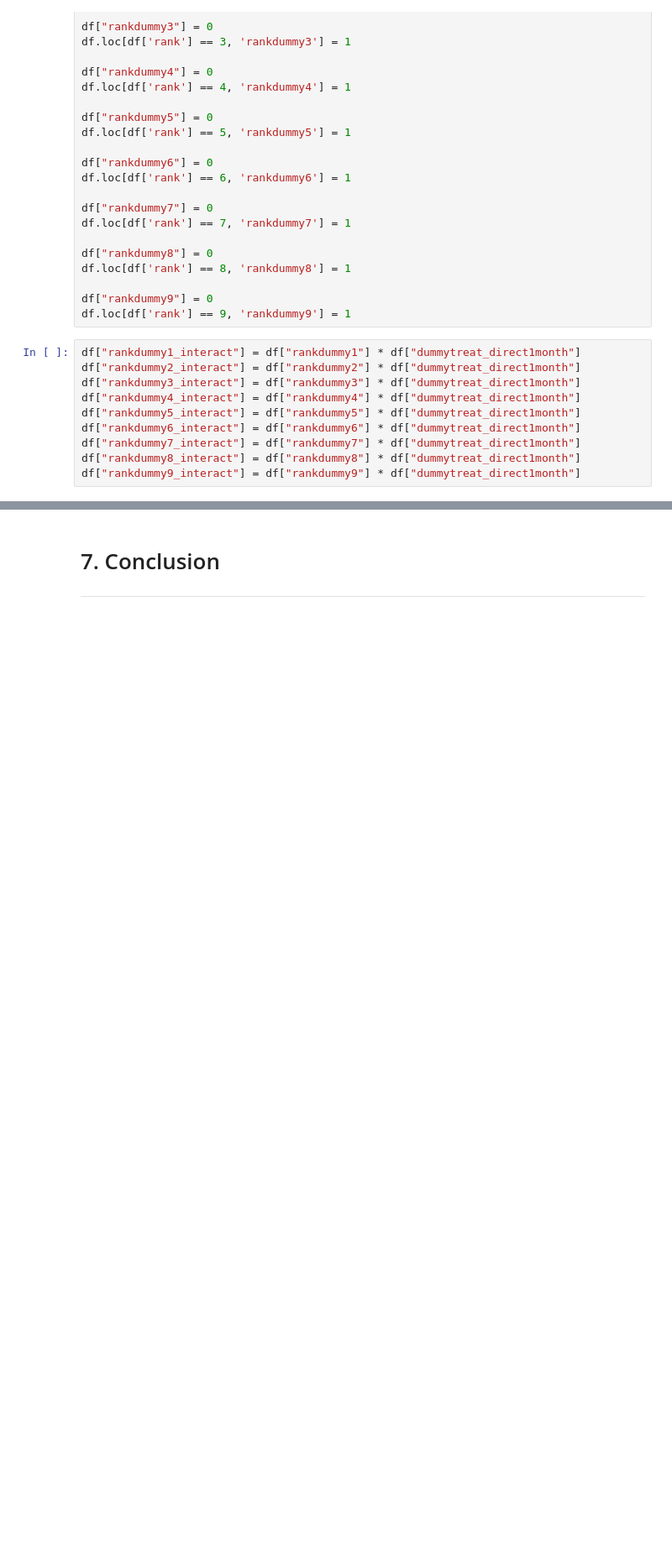
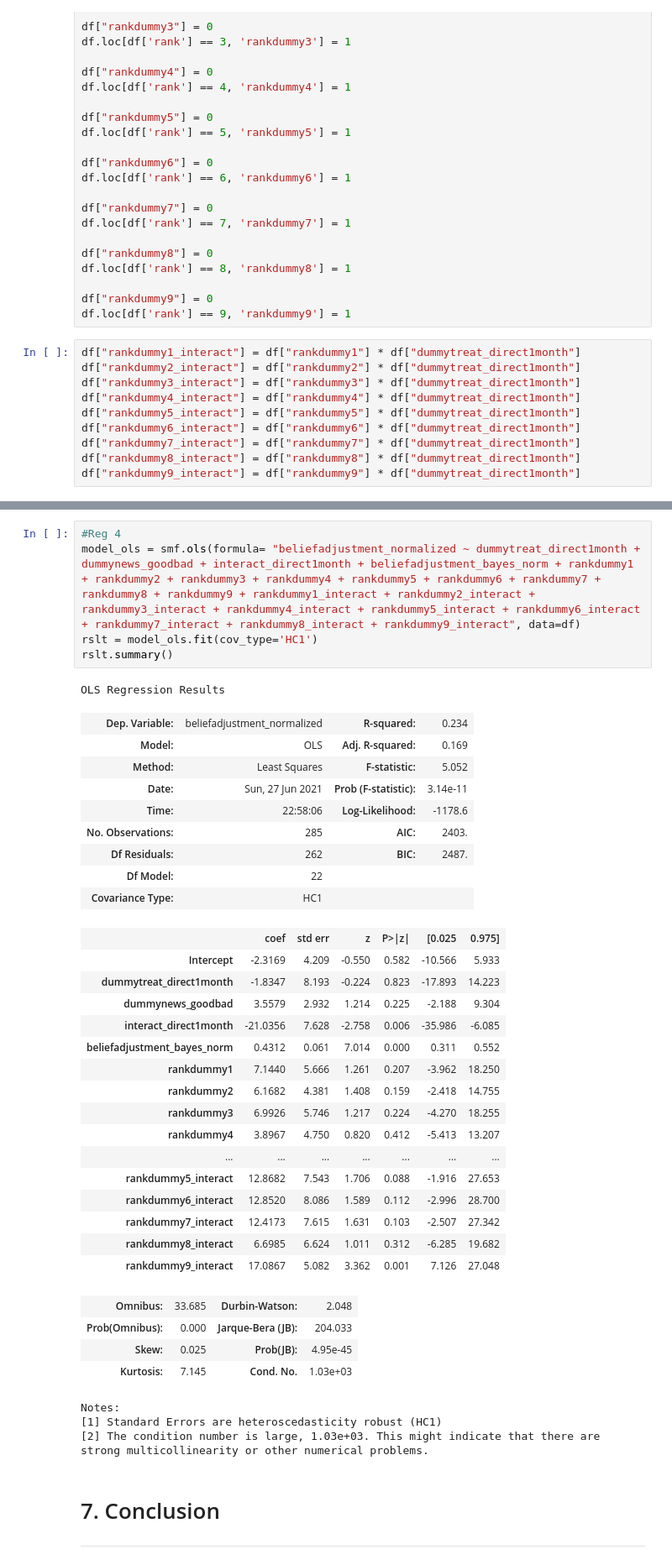
Before and after one commit to aysuavci/ose-data-science-course-project-aysuavci, a Jupyter notebook: project_notebook.ipynb, the cells around one changed output, grey strips where cells are left out. Shown: that part at 84% size. Drawn from its saved outputs; the diff is of its cells as text; blank space fills up the shorter version.

```diff
--- a/project_notebook.ipynb
+++ b/project_notebook.ipynb
@@ -793,3 +905,43 @@ df["rankdummy9_interact"] = df["rankdummy9"] * df["dummytreat_direct1month"]
+# %%
+#Reg 4
+model_ols = smf.ols(formula= "beliefadjustment_normalized ~ dummytreat_direct1month + dummynews_goodbad + interact_direct1month + beliefadjustment_bayes_norm + rankdummy1 + rankdummy2 + rankdummy3 + rankdummy4 + rankdummy5 + rankdummy6 + rankdummy7 + rankdummy8 + rankdummy9 + rankdummy1_interact + rankdummy2_interact + rankdummy3_interact + rankdummy4_interact + rankdummy5_interact + rankdummy6_interact + rankdummy7_interact + rankdummy8_interact + rankdummy9_interact", data=df)
+rslt = model_ols.fit(cov_type='HC1')
+rslt.summary()
+# %% [output]
+OLS Regression Results
+| Dep. Variable: | beliefadjustment_normalized | R-squared: | 0.234 |
+| Model: | OLS | Adj. R-squared: | 0.169 |
+| Method: | Least Squares | F-statistic: | 5.052 |
+| Date: | Sun, 27 Jun 2021 | Prob (F-statistic): | 3.14e-11 |
+| Time: | 22:58:06 | Log-Likelihood: | -1178.6 |
+| No. Observations: | 285 | AIC: | 2403. |
+| Df Residuals: | 262 | BIC: | 2487. |
+| Df Model: | 22 |  |  |
+| Covariance Type: | HC1 |  |  |
+|  | coef | std err | z | P>|z| | [0.025 | 0.975] |
+| Intercept | -2.3169 | 4.209 | -0.550 | 0.582 | -10.566 | 5.933 |
+| dummytreat_direct1month | -1.8347 | 8.193 | -0.224 | 0.823 | -17.893 | 14.223 |
+| dummynews_goodbad | 3.5579 | 2.932 | 1.214 | 0.225 | -2.188 | 9.304 |
+| interact_direct1month | -21.0356 | 7.628 | -2.758 | 0.006 | -35.986 | -6.085 |
+| beliefadjustment_bayes_norm | 0.4312 | 0.061 | 7.014 | 0.000 | 0.311 | 0.552 |
+| rankdummy1 | 7.1440 | 5.666 | 1.261 | 0.207 | -3.962 | 18.250 |
+| rankdummy2 | 6.1682 | 4.381 | 1.408 | 0.159 | -2.418 | 14.755 |
+| rankdummy3 | 6.9926 | 5.746 | 1.217 | 0.224 | -4.270 | 18.255 |
+| rankdummy4 | 3.8967 | 4.750 | 0.820 | 0.412 | -5.413 | 13.207 |
+| ... | ... | ... | ... | ... | ... | ... |
+| rankdummy5_interact | 12.8682 | 7.543 | 1.706 | 0.088 | -1.916 | 27.653 |
+| rankdummy6_interact | 12.8520 | 8.086 | 1.589 | 0.112 | -2.996 | 28.700 |
+| rankdummy7_interact | 12.4173 | 7.615 | 1.631 | 0.103 | -2.507 | 27.342 |
+| rankdummy8_interact | 6.6985 | 6.624 | 1.011 | 0.312 | -6.285 | 19.682 |
+| rankdummy9_interact | 17.0867 | 5.082 | 3.362 | 0.001 | 7.126 | 27.048 |
+| Omnibus: | 33.685 | Durbin-Watson: | 2.048 |
+| Prob(Omnibus): | 0.000 | Jarque-Bera (JB): | 204.033 |
+| Skew: | 0.025 | Prob(JB): | 4.95e-45 |
+| Kurtosis: | 7.145 | Cond. No. | 1.03e+03 |
+Notes:
+[1] Standard Errors are heteroscedasticity robust (HC1)
+[2] The condition number is large, 1.03e+03. This might indicate that there are
+strong multicollinearity or other numerical problems.
 # %% [markdown]
 # 7. Conclusion
 ---
```
Also changed, not shown: parts of 3 cells of this notebook.
